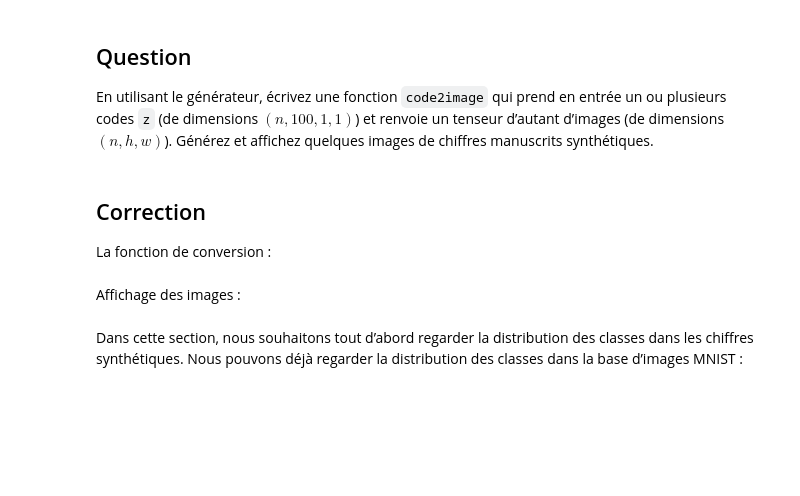
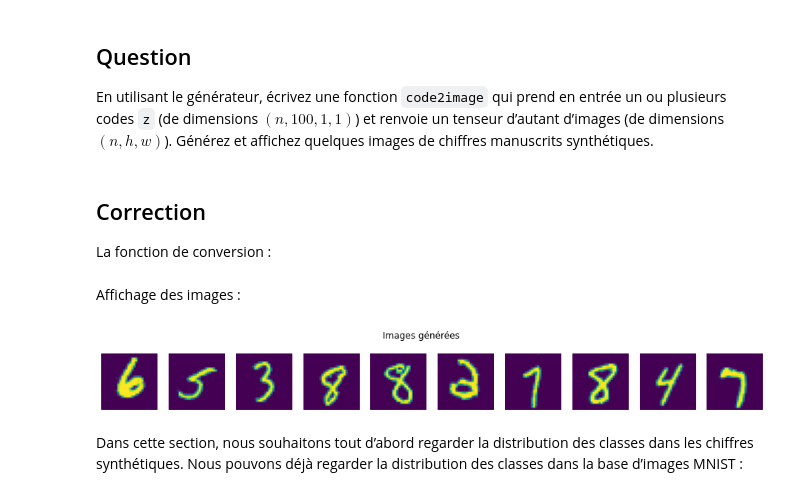
Before and after one commit to rant95/Advanced-artificial-intelligence, a Jupyter notebook: TP10-GANLatent.ipynb, the cells around one changed output. Cells and saved outputs as stored; diff of their text form; code cells hidden in the pictures; blank space fills up the shorter version.

```diff
--- a/TP10-GANLatent.ipynb
+++ b/TP10-GANLatent.ipynb
@@ -113,4 +147,7 @@ class Generator(nn.Module):
         return output
 
 G = Generator().eval()
-G.load_state_dict(torch.load('netG_epoch_99.pth'), map_location=torch.device("cpu"))
+device = torch.device('cuda')
+#"cuda" if torch.cuda.is_available else "cpu" # Utilise le GPU si disponible
+G.load_state_dict(torch.load('netG_epoch_99.pth'))
+#, map_location=device)
@@ -135,18 +174,20 @@ def code2image(code):
 # %% [markdown]
 Affichage des images :
 # %%
-z = torch.randn(10, 100)
+codes = torch.randn(10, 100)
 
 import matplotlib.pyplot as plt
 
 fig = plt.figure(figsize=(16, 2))
 for i, code in enumerate(codes):
     image = code2image(code.unsqueeze(0))
     fig.add_subplot(1, 10, i+1)
     plt.imshow(image)
     plt.axis("off")
 fig.suptitle("Images générées")
 plt.show()
+# %% [output]
+[figure, added]
 # %% [markdown]
 Dans cette section, nous souhaitons tout d’abord regarder la
 distribution des classes dans les chiffres synthétiques. Nous pouvons
```
Also changed, not shown: parts of 14 cells of this notebook.
